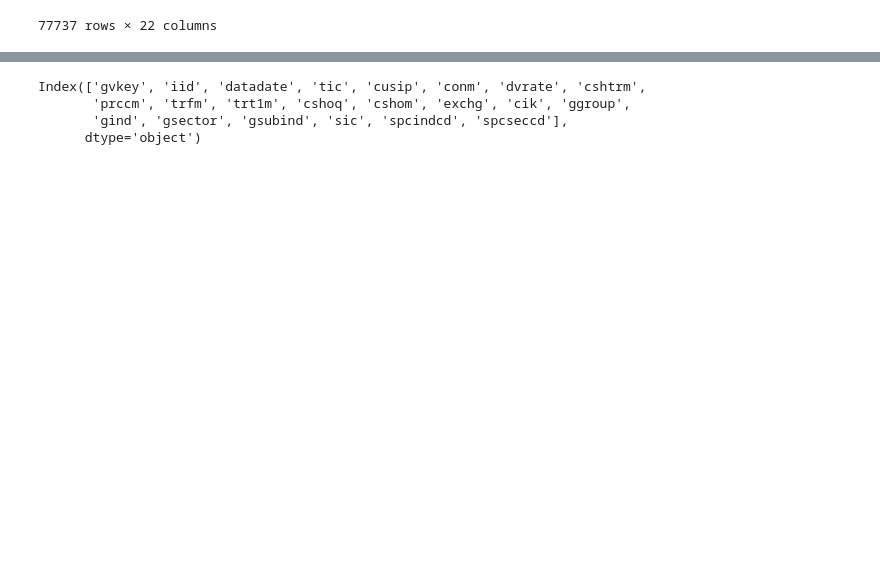
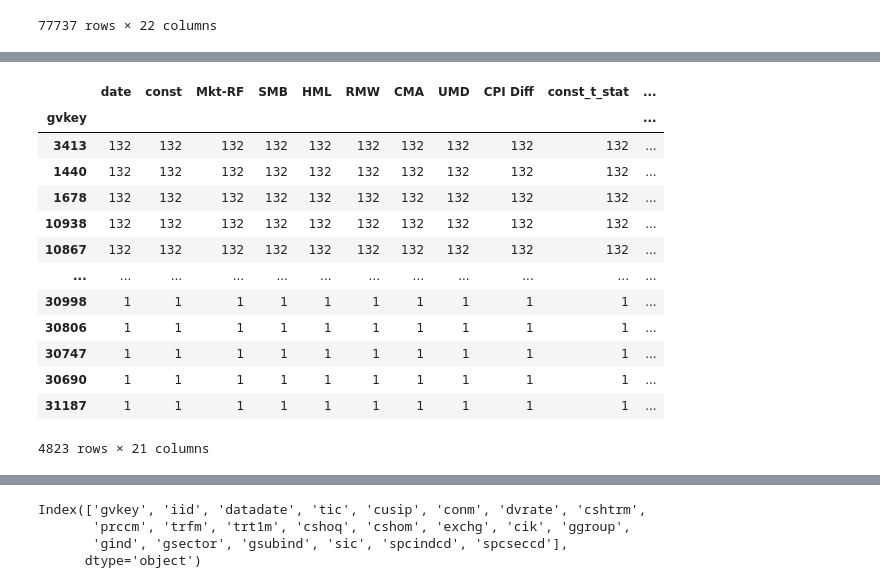
Before and after one commit to pranavrc111/inflation_trading, a Jupyter notebook: inflation_factor_eda.ipynb, the cells around one changed output, grey strips where cells are left out. Saved outputs shown, nothing was run; the diff lists cells and outputs as text; code cells hidden in the pictures; blank space fills up the shorter version.

```diff
--- a/inflation_factor_eda.ipynb
+++ b/inflation_factor_eda.ipynb
@@ -205,3 +167,20 @@ beta_t_df[(beta_t_df["gvkey"] == 1003) & (abs(beta_t_df["CPI Diff_t_stat"]) > 1.
+# %%
+sig_stocks_count.sort_values(by="date", ascending=False)
+# %% [output]
+|  | date | const | Mkt-RF | SMB | HML | RMW | CMA | UMD | CPI Diff | const_t_stat | ... |
+| gvkey |  |  |  |  |  |  |  |  |  |  | ... |
+| 3413 | 132 | 132 | 132 | 132 | 132 | 132 | 132 | 132 | 132 | 132 | ... |
+| 1440 | 132 | 132 | 132 | 132 | 132 | 132 | 132 | 132 | 132 | 132 | ... |
+| 1678 | 132 | 132 | 132 | 132 | 132 | 132 | 132 | 132 | 132 | 132 | ... |
+| 10938 | 132 | 132 | 132 | 132 | 132 | 132 | 132 | 132 | 132 | 132 | ... |
+| 10867 | 132 | 132 | 132 | 132 | 132 | 132 | 132 | 132 | 132 | 132 | ... |
+| ... | ... | ... | ... | ... | ... | ... | ... | ... | ... | ... | ... |
+| 30998 | 1 | 1 | 1 | 1 | 1 | 1 | 1 | 1 | 1 | 1 | ... |
+| 30806 | 1 | 1 | 1 | 1 | 1 | 1 | 1 | 1 | 1 | 1 | ... |
+| 30747 | 1 | 1 | 1 | 1 | 1 | 1 | 1 | 1 | 1 | 1 | ... |
+| 30690 | 1 | 1 | 1 | 1 | 1 | 1 | 1 | 1 | 1 | 1 | ... |
+| 31187 | 1 | 1 | 1 | 1 | 1 | 1 | 1 | 1 | 1 | 1 | ... |
+4823 rows × 21 columns
 # %%
 # get average beta for rows with postive CPI Diff_t_stat
 mean_factors = sig_stocks[sig_stocks["CPI Diff_t_stat"] > 0].groupby("gvkey").mean().mean()[["Mkt-RF","SMB","HML","RMW","CMA","UMD"]]
```
Also changed, not shown: parts of 52 cells of this notebook.
